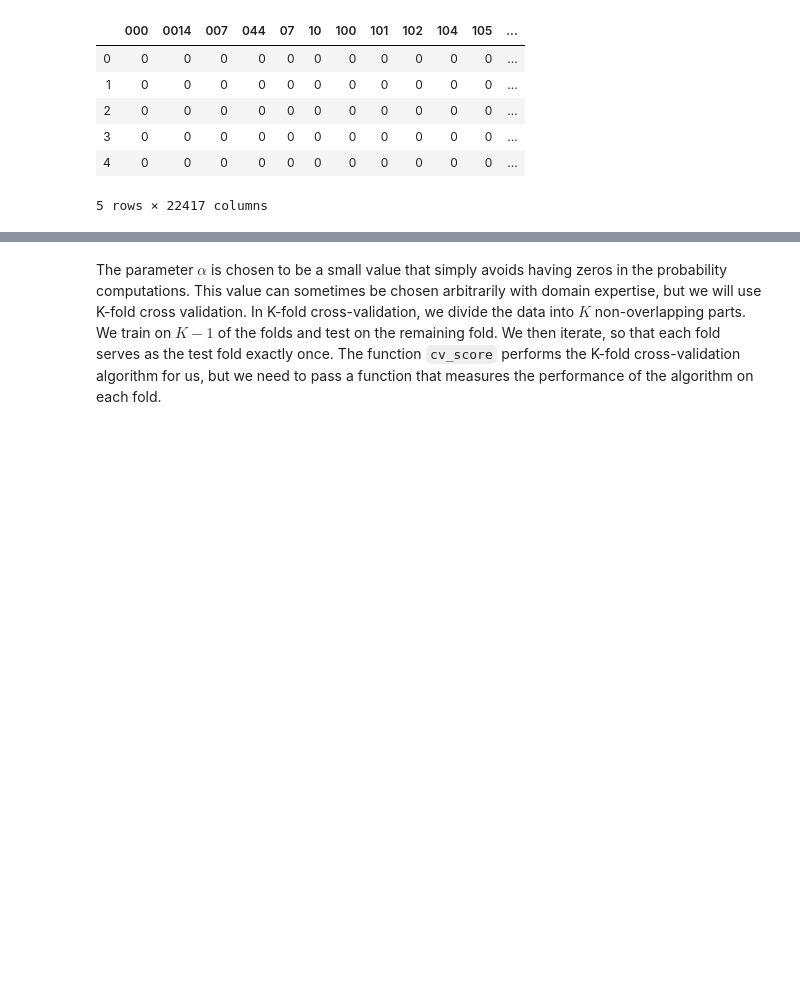
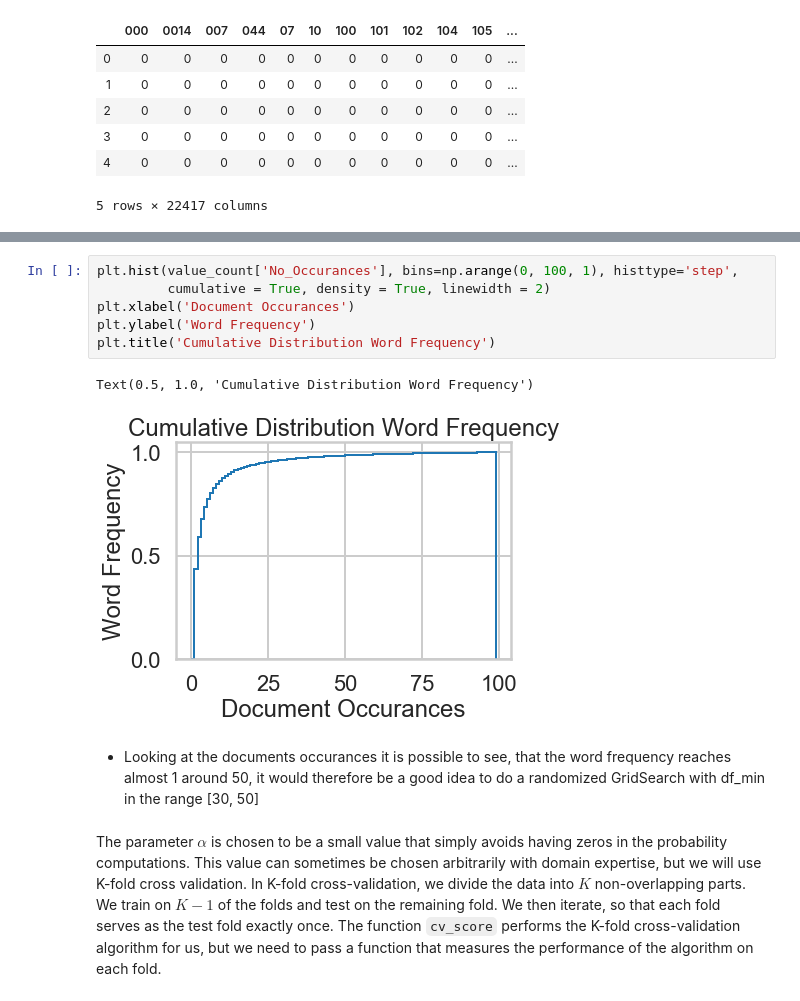
Before and after one commit to ldietsche/Springboard_Course, a Jupyter notebook: Naive Bayes/Mini_Project_Naive_Bayes.ipynb, the cells around one changed output, grey strips where cells are left out. Drawn from its saved outputs; the diff is of its cells as text; blank space fills up the shorter version.

```diff
--- a/Naive Bayes/Mini_Project_Naive_Bayes.ipynb
+++ b/Naive Bayes/Mini_Project_Naive_Bayes.ipynb
@@ -367,3 +358,14 @@ Text(0.5, 1.0, 'Cumulative Distribution Word Frequency')
+# %%
+plt.hist(value_count['No_Occurances'], bins=np.arange(0, 100, 1), histtype='step',
+         cumulative = True, density = True, linewidth = 2)
+plt.xlabel('Document Occurances')
+plt.ylabel('Word Frequency')
+plt.title('Cumulative Distribution Word Frequency')
+# %% [output]
+Text(0.5, 1.0, 'Cumulative Distribution Word Frequency')
+[figure, added]
+# %% [markdown]
+- Looking at the documents occurances it is possible to see, that the word frequency reaches almost 1 around 50, it would therefore be a good idea to do a randomized GridSearch with df_min in the range [30, 50]
 # %% [markdown]
 The parameter $\alpha$ is chosen to be a small value that simply avoids having zeros in the probability computations. This value can sometimes be chosen arbitrarily with domain expertise, but we will use K-fold cross validation. In K-fold cross-validation, we divide the data into $K$ non-overlapping parts. We train on $K-1$ of the folds and test on the remaining fold. We then iterate, so that each fold serves as the test fold exactly once. The function `cv_score` performs the K-fold cross-validation algorithm for us, but we need to pass a function that measures the performance of the algorithm on each fold.
 # %%
```
Also changed, not shown: parts of 11 cells of this notebook.
